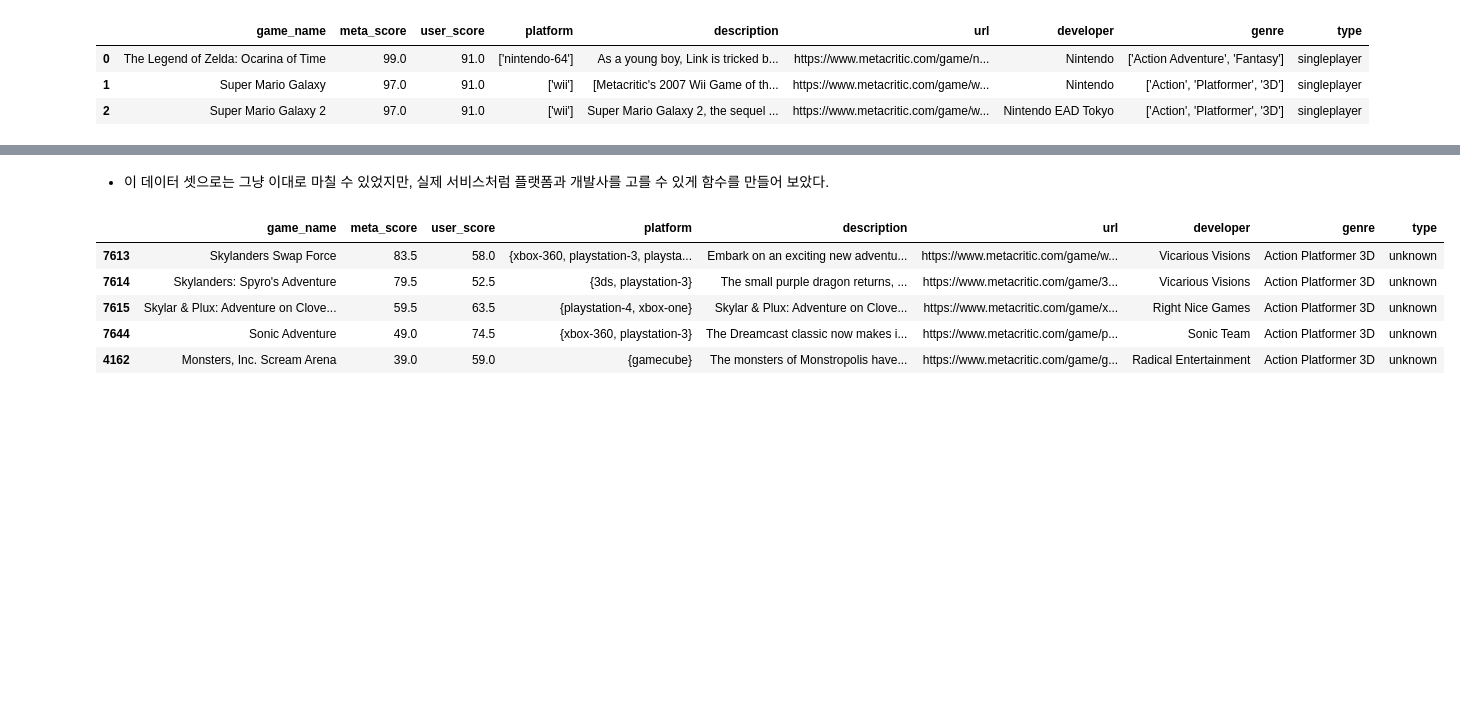
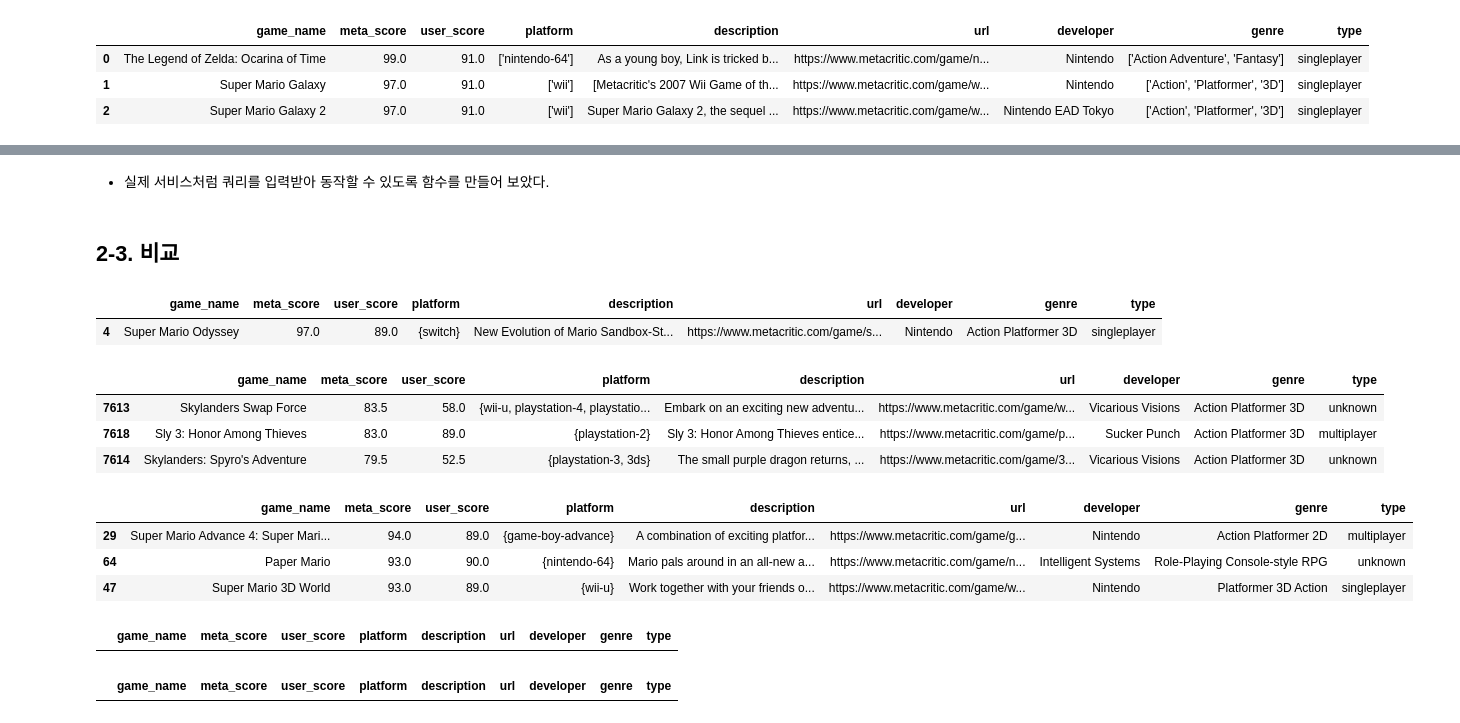
Before and after one commit to EvoDmiK/TIL, a Jupyter notebook: AI_study/basic/ML/recommender_system/컨텐츠 기반 필터링 (CBF).ipynb, the cells around one changed output, grey strips where cells are left out. Cells and saved outputs as stored; diff of their text form; code cells hidden in the pictures; blank space fills up the shorter version.

```diff
--- a/AI_study/basic/ML/recommender_system/컨텐츠 기반 필터링 (CBF).ipynb
+++ b/AI_study/basic/ML/recommender_system/컨텐츠 기반 필터링 (CBF).ipynb
@@ -177,8 +234,8 @@ genre_sims = cosine_similarity(genre_vecs, genre_vecs).argsort()[:, ::-1]
 # %%
-def filtering(name, top = 15):
+def filtering(name, sims, top = 15):
 
     game_idx = csv[csv['game_name'] == name].index.values
-    sim_idx  = genre_sims[game_idx, :top].reshape(-1)
+    sim_idx  = sims[game_idx, :top].reshape(-1)
 
     sim_idx  = sim_idx[sim_idx != game_idx]
     result   = csv.iloc[sim_idx].sort_values(['meta_score', 'user_score'], ascending = [False, False])
@@ -211,16 +244,19 @@ filtering('Super Mario Odyssey')
 # %% [markdown]
-- 이 데이터 셋으로는 그냥 이대로 마칠 수 있었지만, 실제 서비스처럼 플랫폼과 개발사를 고를 수 있게 함수를 만들어 보았다.
+- 실제 서비스처럼 쿼리를 입력받아 동작할 수 있도록 함수를 만들어 보았다.
 # %%
+def advanced_filtering(sims, top=15, **query):
 
+    ## 입력받은 게임이름과 유사도 행렬을 이용해 한 번 필터링한다.
+    df = filtering(query['name'], sims)
 
-def advanced_filtering(top=15, **query):
-    df = filtering(query['name'])
 
     platform, p_include  = query['platform']
     developer, d_include = query['developer']
 
+    ## 인자값으로 딕셔너리에 저장되어 있는 값들을 이용해 데이터를 필터링 해준다.
     df = df[df['type'] == query['type']]
 
+    ## 좀 더 깔끔하게 짜고 싶다..
     if (p_include == True) and (d_include == True):
         df = df[df['platform'].apply(lambda x: platform in x)]
         df = df[df['developer'].apply(lambda x: developer in x)]
@@ -238,19 +274,40 @@ def advanced_filtering(top=15, **query):
         df = df[df['developer'].apply(lambda x: developer not in x)]
 
     return df
+# %% [markdown]
+## **2-3. 비교**
+# %%
+csv[csv['game_name'] == 'Super Mario Odyssey']
+# %% [output]
+|  | game_name | meta_score | user_score | platform | description | url | developer | genre | type |
+| 4 | Super Mario Odyssey | 97.0 | 89.0 | {switch} | New Evolution of Mario Sandbox-St... | https://www.metacritic.com/game/s... | Nintendo | Action Platformer 3D | singleplayer |
+# %%
+filtering('Super Mario Odyssey', genre_sims).head(3)
+# %% [output]
+|  | game_name | meta_score | user_score | platform | description | url | developer | genre | type |
+| 7613 | Skylanders Swap Force | 83.5 | 58.0 | {wii-u, playstation-4, playstatio... | Embark on an exciting new adventu... | https://www.metacritic.com/game/w... | Vicarious Visions | Action Platformer 3D | unknown |
+| 7618 | Sly 3: Honor Among Thieves | 83.0 | 89.0 | {playstation-2} | Sly 3: Honor Among Thieves entice... | https://www.metacritic.com/game/p... | Sucker Punch | Action Platformer 3D | multiplayer |
+| 7614 | Skylanders: Spyro's Adventure | 79.5 | 52.5 | {playstation-3, 3ds} | The small purple dragon returns, ... | https://www.metacritic.com/game/3... | Vicarious Visions | Action Platformer 3D | unknown |
+# %%
+filtering('Super Mario Odyssey', des_sim).head(3)
+# %% [output]
+|  | game_name | meta_score | user_score | platform | description | url | developer | genre | type |
+| 29 | Super Mario Advance 4: Super Mari... | 94.0 | 89.0 | {game-boy-advance} | A combination of exciting platfor... | https://www.metacritic.com/game/g... | Nintendo | Action Platformer 2D | multiplayer |
+| 64 | Paper Mario | 93.0 | 90.0 | {nintendo-64} | Mario pals around in an all-new a... | https://www.metacritic.com/game/n... | Intelligent Systems | Role-Playing Console-style RPG | unknown |
+| 47 | Super Mario 3D World | 93.0 | 89.0 | {wii-u} | Work together with your friends o... | https://www.metacritic.com/game/w... | Nintendo | Platformer 3D Action | singleplayer |
 # %%
 query = {
-        'name' : 'Super Mario Odyssey',
-        'type' : 'unknown',
-         'platform' : ['pc', False],
-        'developer' : ['Toys for Bob', False]}
+            'name' : 'Super Mario Odyssey',
+            'type' : 'singleplayer',
+             'platform' : ['pc', False],
+            'developer' : ['Nintendo', True]
+        }
 
 
-advanced_filtering(top = 15, **query)
+advanced_filtering(sims = genre_sims, top = 15, **query)
 # %% [output]
 |  | game_name | meta_score | user_score | platform | description | url | developer | genre | type |
-| 7613 | Skylanders Swap Force | 83.5 | 58.0 | {xbox-360, playstation-3, playsta... | Embark on an exciting new adventu... | https://www.metacritic.com/game/w... | Vicarious Visions | Action Platformer 3D | unknown |
-| 7614 | Skylanders: Spyro's Adventure | 79.5 | 52.5 | {3ds, playstation-3} | The small purple dragon returns, ... | https://www.metacritic.com/game/3... | Vicarious Visions | Action Platformer 3D | unknown |
-| 7615 | Skylar & Plux: Adventure on Clove... | 59.5 | 63.5 | {playstation-4, xbox-one} | Skylar & Plux: Adventure on Clove... | https://www.metacritic.com/game/x... | Right Nice Games | Action Platformer 3D | unknown |
-| 7644 | Sonic Adventure | 49.0 | 74.5 | {xbox-360, playstation-3} | The Dreamcast classic now makes i... | https://www.metacritic.com/game/p... | Sonic Team | Action Platformer 3D | unknown |
-| 4162 | Monsters, Inc. Scream Arena | 39.0 | 59.0 | {gamecube} | The monsters of Monstropolis have... | https://www.metacritic.com/game/g... | Radical Entertainment | Action Platformer 3D | unknown |
+# %%
+advanced_filtering(sims = genre_sims, top = 15, **query)
+# %% [output]
+|  | game_name | meta_score | user_score | platform | description | url | developer | genre | type |
```
Also changed, not shown: parts of 13 cells of this notebook.
